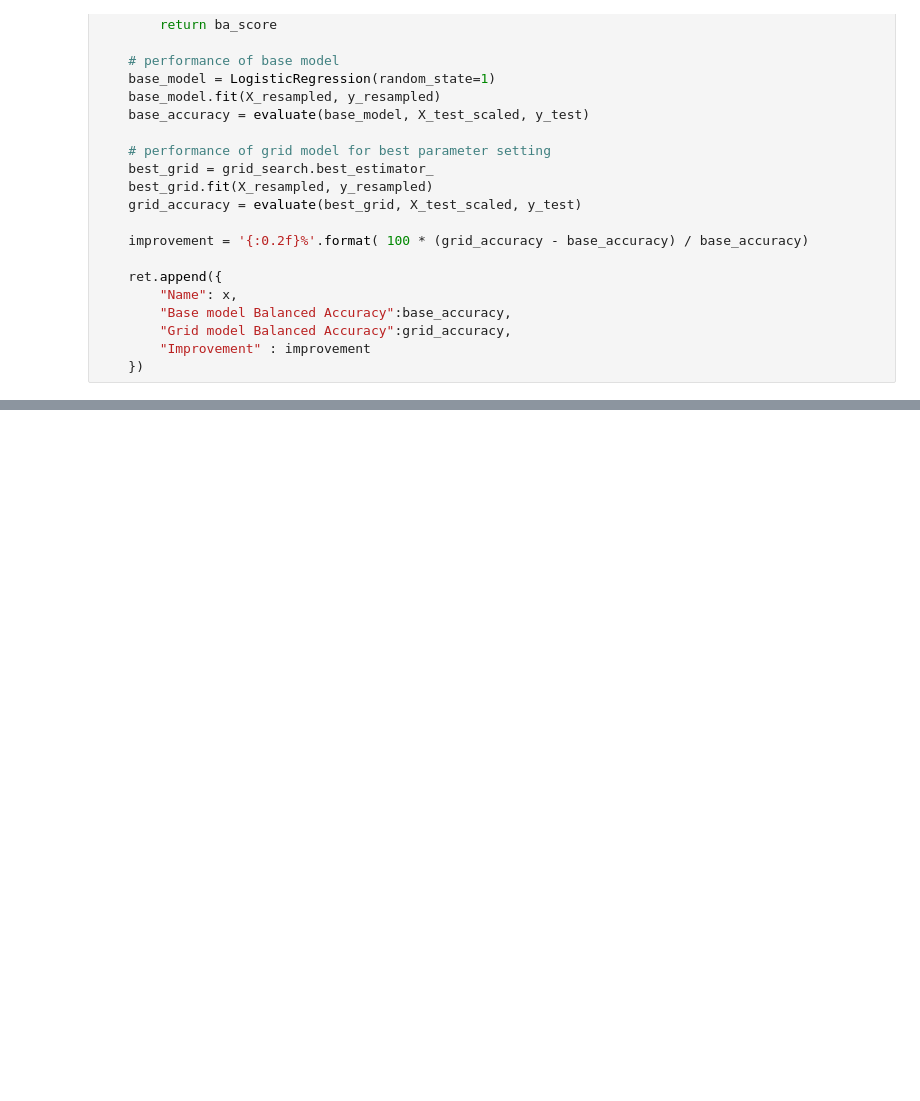
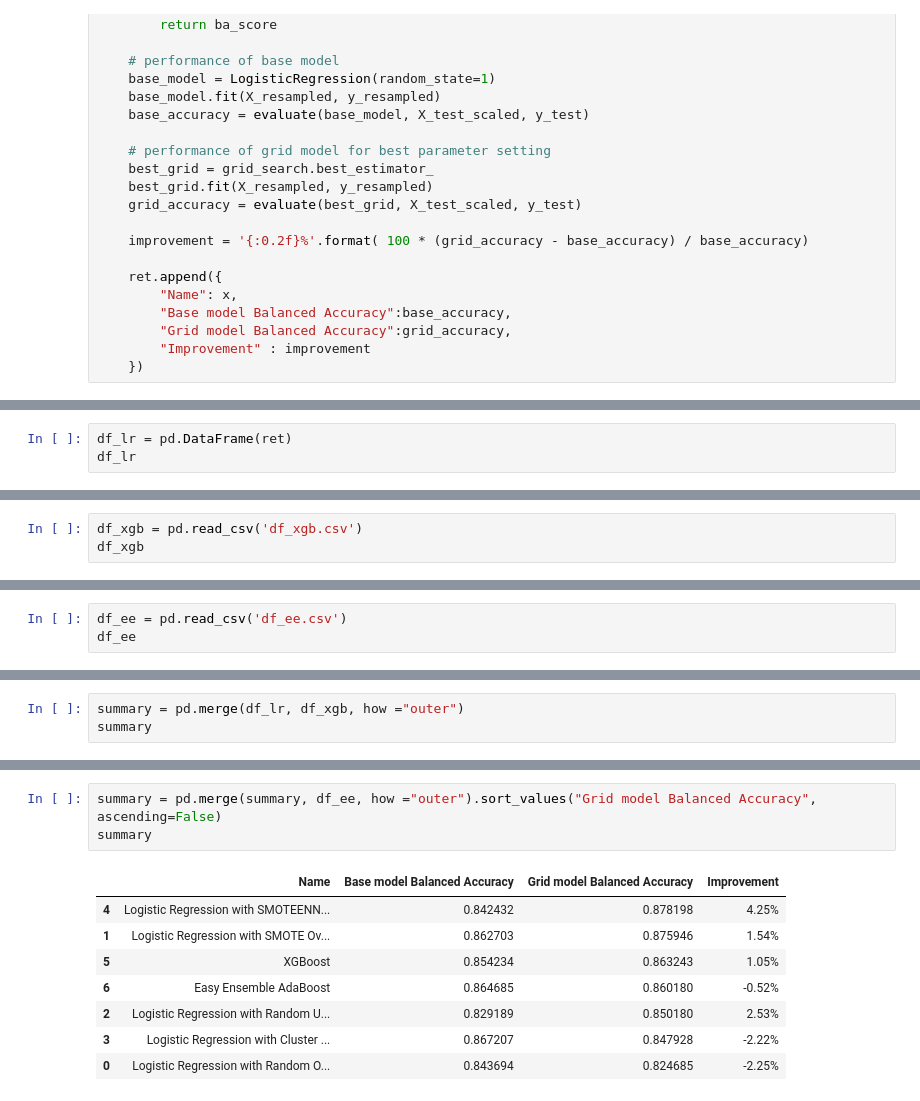
Before and after one commit to jenamis/final-project, a Jupyter notebook: ML models/Grid search on Logistic Regression.ipynb, the cells around one changed output, grey strips where cells are left out. Cells and saved outputs as stored; diff of their text form; blank space fills up the shorter version.

Commit message:
clean and summarize code for grib search and base model performance

```diff
--- a/ML models/Grid search on Logistic Regression.ipynb
+++ b/ML models/Grid search on Logistic Regression.ipynb
@@ -206,0 +190,3 @@ Please also refer to the documentation for alternative solver options:
+# %%
+df_lr = pd.DataFrame(ret)
+df_lr
@@ -206,0 +200,3 @@ Please also refer to the documentation for alternative solver options:
+# %%
+df_xgb = pd.read_csv('df_xgb.csv')
+df_xgb
@@ -206,0 +206,3 @@ Please also refer to the documentation for alternative solver options:
+# %%
+df_ee = pd.read_csv('df_ee.csv')
+df_ee
@@ -206,0 +212,3 @@ Please also refer to the documentation for alternative solver options:
+# %%
+summary = pd.merge(df_lr, df_xgb, how ="outer")
+summary
@@ -206,0 +223,12 @@ Please also refer to the documentation for alternative solver options:
+# %%
+summary = pd.merge(summary, df_ee, how ="outer").sort_values("Grid model Balanced Accuracy", ascending=False)
+summary
+# %% [output]
+|  | Name | Base model Balanced Accuracy | Grid model Balanced Accuracy | Improvement |
+| 4 | Logistic Regression with SMOTEENN... | 0.842432 | 0.878198 | 4.25% |
+| 1 | Logistic Regression with SMOTE Ov... | 0.862703 | 0.875946 | 1.54% |
+| 5 | XGBoost | 0.854234 | 0.863243 | 1.05% |
+| 6 | Easy Ensemble AdaBoost | 0.864685 | 0.860180 | -0.52% |
+| 2 | Logistic Regression with Random U... | 0.829189 | 0.850180 | 2.53% |
+| 3 | Logistic Regression with Cluster ... | 0.867207 | 0.847928 | -2.22% |
+| 0 | Logistic Regression with Random O... | 0.843694 | 0.824685 | -2.25% |
```
Also changed, not shown: parts of 5 cells of this notebook, 5 other files.
